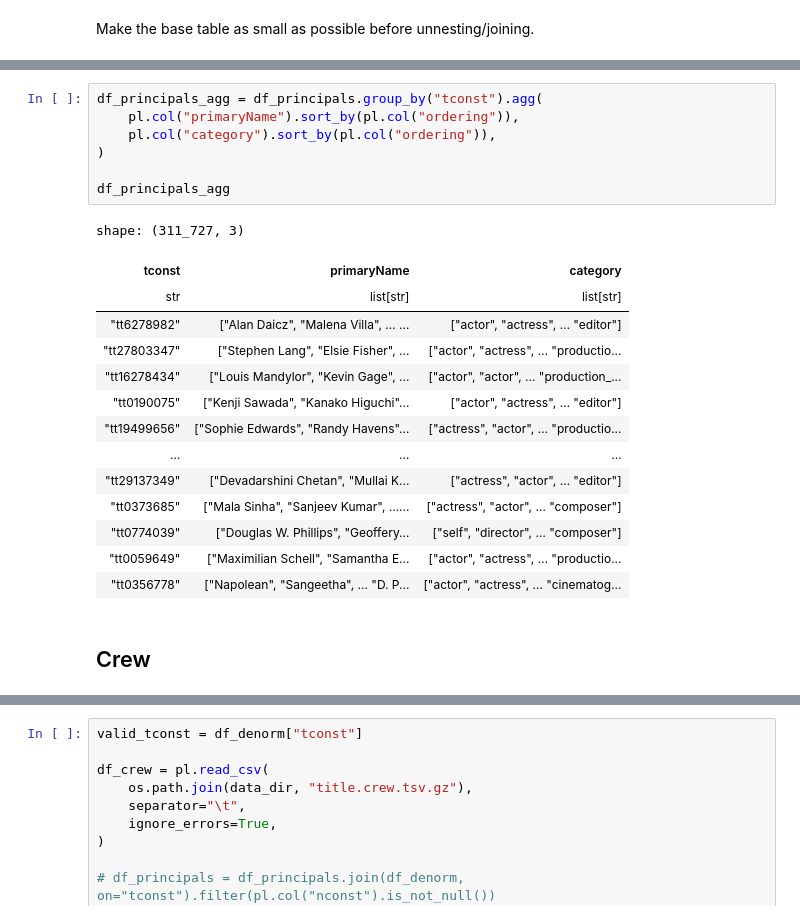
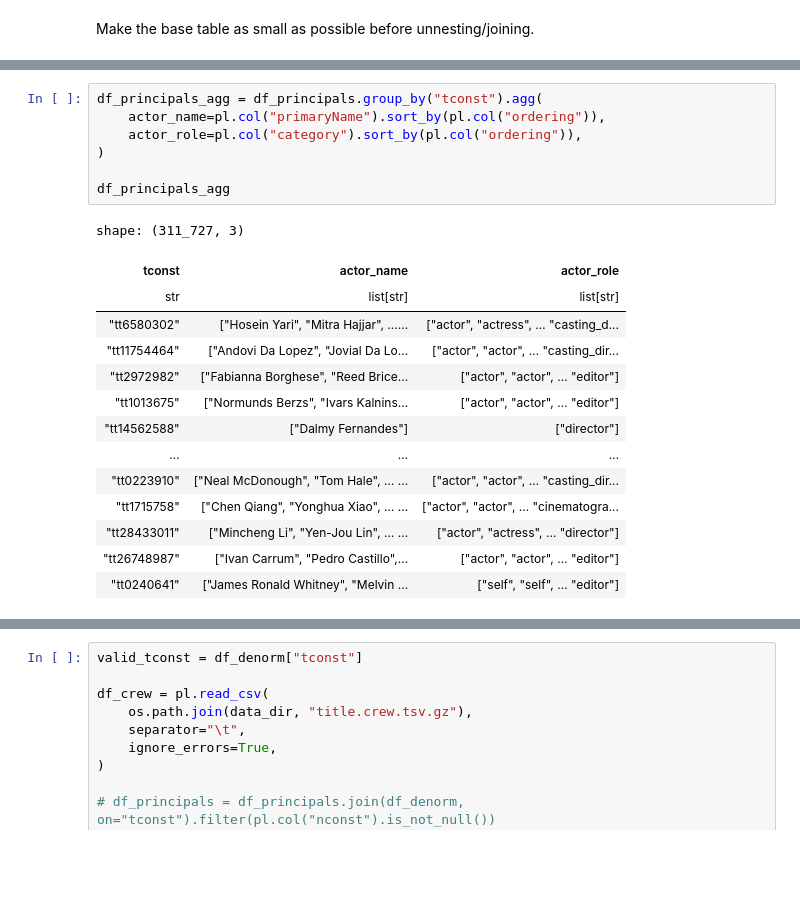
Before and after one commit to minimaxir/imdb-embeddings, a Jupyter notebook: imdb_polars_etl_test.ipynb, the cells around one changed output, grey strips where cells are left out. Cells and saved outputs as stored; diff of their text form; blank space fills up the shorter version.

```diff
--- a/imdb_polars_etl_test.ipynb
+++ b/imdb_polars_etl_test.ipynb
@@ -142,24 +130,22 @@ shape: (4_940_696, 11)
 # %%
 df_principals_agg = df_principals.group_by("tconst").agg(
-    pl.col("primaryName").sort_by(pl.col("ordering")),
-    pl.col("category").sort_by(pl.col("ordering")),
+    actor_name=pl.col("primaryName").sort_by(pl.col("ordering")),
+    actor_role=pl.col("category").sort_by(pl.col("ordering")),
 )
 
 df_principals_agg
 # %% [output]
 shape: (311_727, 3)
-| tconst | primaryName | category |
+| tconst | actor_name | actor_role |
 | str | list[str] | list[str] |
-| "tt6278982" | ["Alan Daicz", "Malena Villa", … ... | ["actor", "actress", … "editor"] |
-| "tt27803347" | ["Stephen Lang", "Elsie Fisher", ... | ["actor", "actress", … "productio... |
-| "tt16278434" | ["Louis Mandylor", "Kevin Gage", ... | ["actor", "actor", … "production_... |
-| "tt0190075" | ["Kenji Sawada", "Kanako Higuchi"... | ["actor", "actress", … "editor"] |
-| "tt19499656" | ["Sophie Edwards", "Randy Havens"... | ["actress", "actor", … "productio... |
+| "tt6580302" | ["Hosein Yari", "Mitra Hajjar", …... | ["actor", "actress", … "casting_d... |
+| "tt11754464" | ["Andovi Da Lopez", "Jovial Da Lo... | ["actor", "actor", … "casting_dir... |
+| "tt2972982" | ["Fabianna Borghese", "Reed Brice... | ["actor", "actor", … "editor"] |
+| "tt1013675" | ["Normunds Berzs", "Ivars Kalnins... | ["actor", "actor", … "editor"] |
+| "tt14562588" | ["Dalmy Fernandes"] | ["director"] |
 | … | … | … |
-| "tt29137349" | ["Devadarshini Chetan", "Mullai K... | ["actress", "actor", … "editor"] |
-| "tt0373685" | ["Mala Sinha", "Sanjeev Kumar", …... | ["actress", "actor", … "composer"] |
-| "tt0774039" | ["Douglas W. Phillips", "Geoffery... | ["self", "director", … "composer"] |
-| "tt0059649" | ["Maximilian Schell", "Samantha E... | ["actor", "actress", … "productio... |
-| "tt0356778" | ["Napolean", "Sangeetha", … "D. P... | ["actor", "actress", … "cinematog... |
+| "tt0223910" | ["Neal McDonough", "Tom Hale", … ... | ["actor", "actor", … "casting_dir... |
+| "tt1715758" | ["Chen Qiang", "Yonghua Xiao", … ... | ["actor", "actor", … "cinematogra... |
+| "tt28433011" | ["Mincheng Li", "Yen-Jou Lin", … ... | ["actor", "actress", … "director"] |
+| "tt26748987" | ["Ivan Carrum", "Pedro Castillo",... | ["actor", "actor", … "editor"] |
+| "tt0240641" | ["James Ronald Whitney", "Melvin ... | ["self", "self", … "editor"] |
-# %% [markdown]
-## Crew
```
Also changed, not shown: parts of 13 cells of this notebook.
